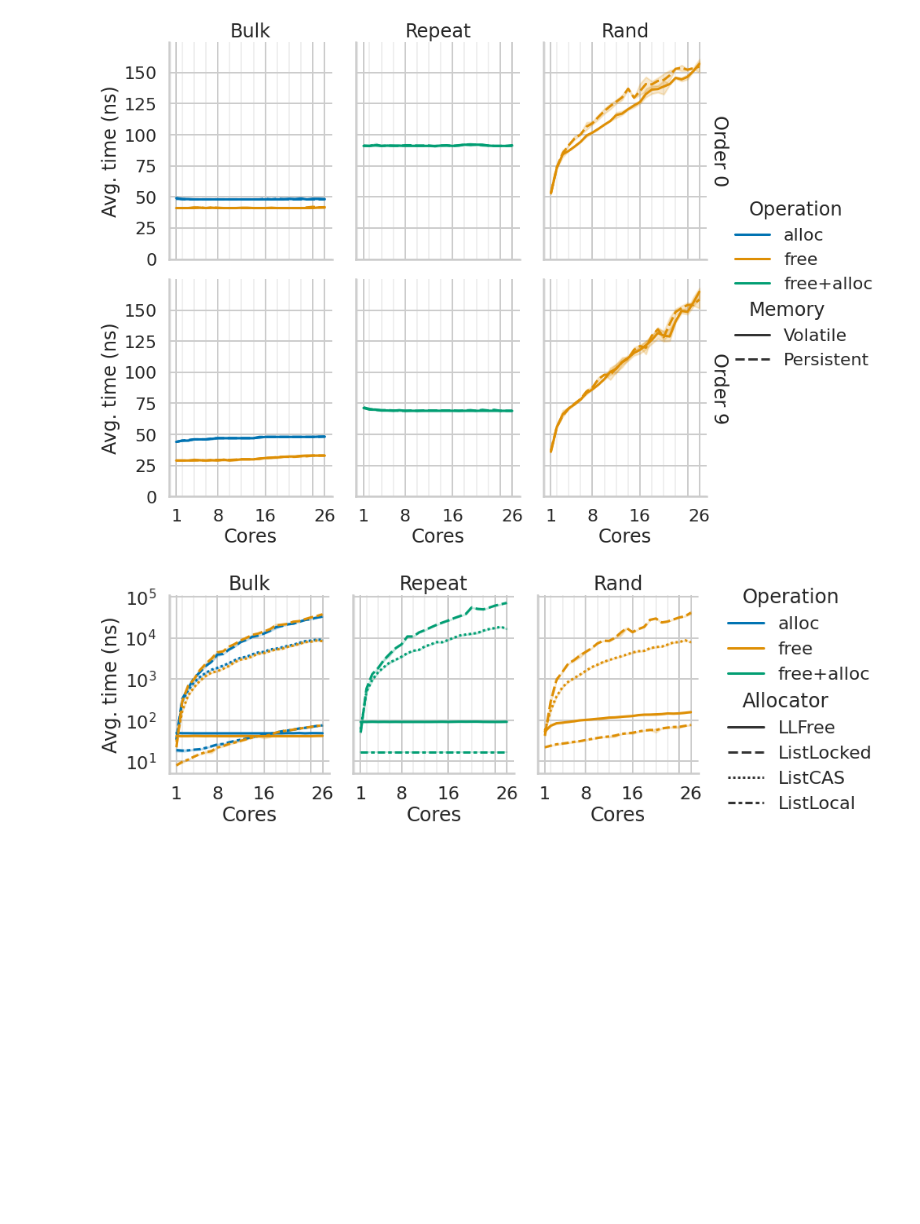
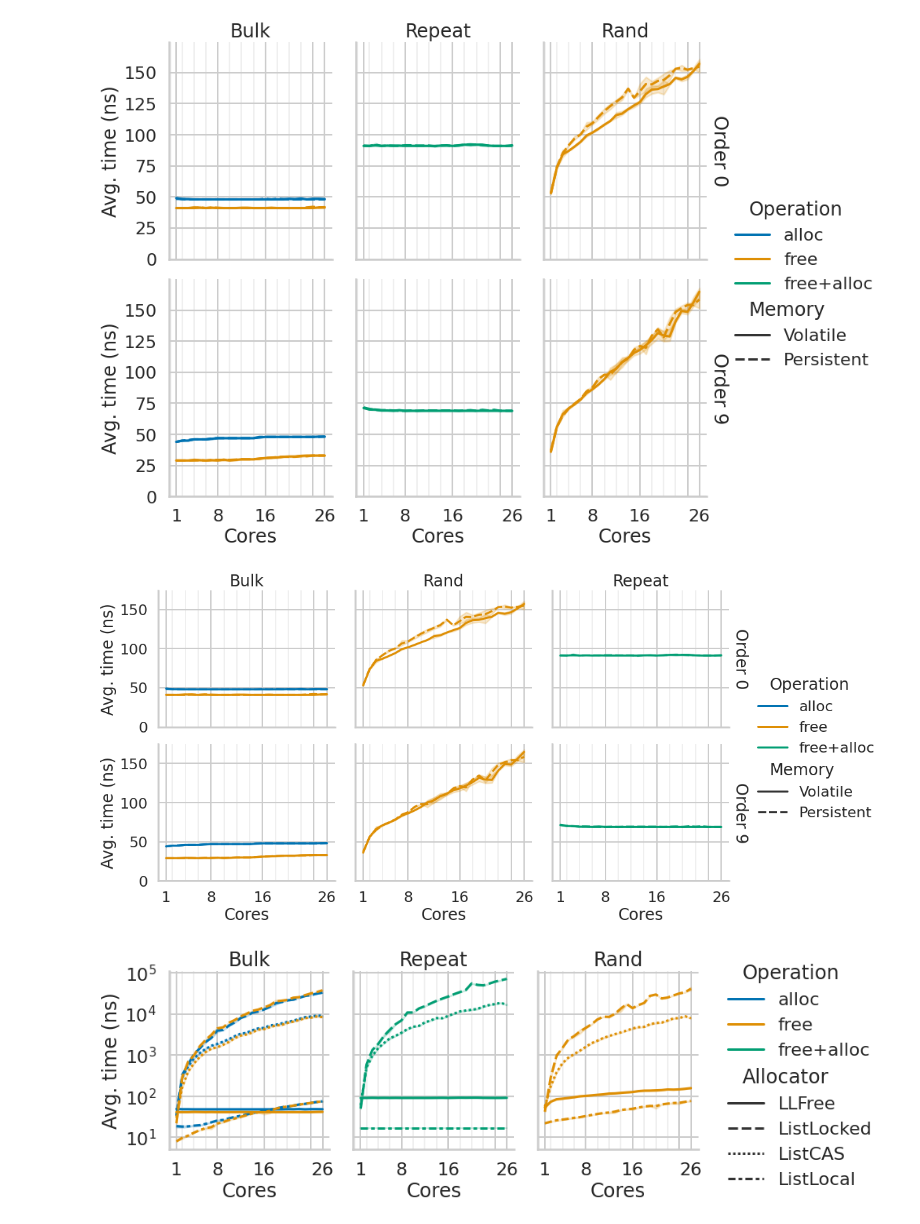
Before and after one commit to luhsra/llfree-bench, a Jupyter notebook: allocator.ipynb, the cells around one changed output. Drawn from its saved outputs; the diff is of its cells as text; code cells hidden in the pictures; blank space fills up the shorter version.

Commit message:
Figures for presentation

```diff
--- a/allocator.ipynb
+++ b/allocator.ipynb
@@ -129,6 +129,39 @@ with sns.plotting_context("poster"):
 save_dref("llfree_cores", ["Memory", "bench", "order", "cores", "Operation"], pgd)
 # %% [output]
 [figure]
+# %%
+data_v = read_all_bench(volatile_cores, [0, 9])
+data_v["Memory"] = "Volatile"
+data_p = read_all_bench(peristent_cores, [0, 9])
+data_p["Memory"] = "Persistent"
+
+data = pd.concat([data_v, data_p])
+pgd = data[["bench", "order", "cores", "Memory", "alloc", "free", "free+alloc"]].melt(
+    id_vars=["bench", "order", "cores", "Memory"],
+    value_vars=["alloc", "free", "free+alloc"], value_name="time", var_name="Operation")
+
+with sns.plotting_context("poster"):
+    g = sns.FacetGrid(data=pgd, row="order", col="bench", col_order=["Bulk", "Rand", "Repeat"],
+                      height=4, aspect=1.2, margin_titles=True)
+    g.map_dataframe(sns.lineplot, x="cores", y="time",
+                    style="Memory", hue="Operation")
+    g.add_legend(adjust_subtitles=True)
+
+    g.set(xticks=[1, 8, 16, 24, 26])
+    for ax in g.axes_dict.values():
+        ax.set_xticks(list(range(0, 27, 2)), minor=True)
+        ax.grid(which="minor", alpha=0.3)
+    g.set(xticklabels=[1, 8, 16, "", 26])
+
+    g.set(ylim=(0, None))
+    # g.set(ylim=(1, 10**5 * 1.5))
+    # g.set(yscale="log")
+    g.set(ylabel="Avg. time (ns)")
+    g.set(xlabel="Cores")
+    g.set_titles(col_template="{col_name}", row_template="Order {row_name}")
+    g.savefig("out/llfree_cores_wide.pdf")
+# %% [output]
+[figure, added]
 # %%
 data_v = read_all_bench(volatile_cores, [0])
 data_v["Allocator"] = "LLFree"
```
Also changed, not shown: 3 other files.
